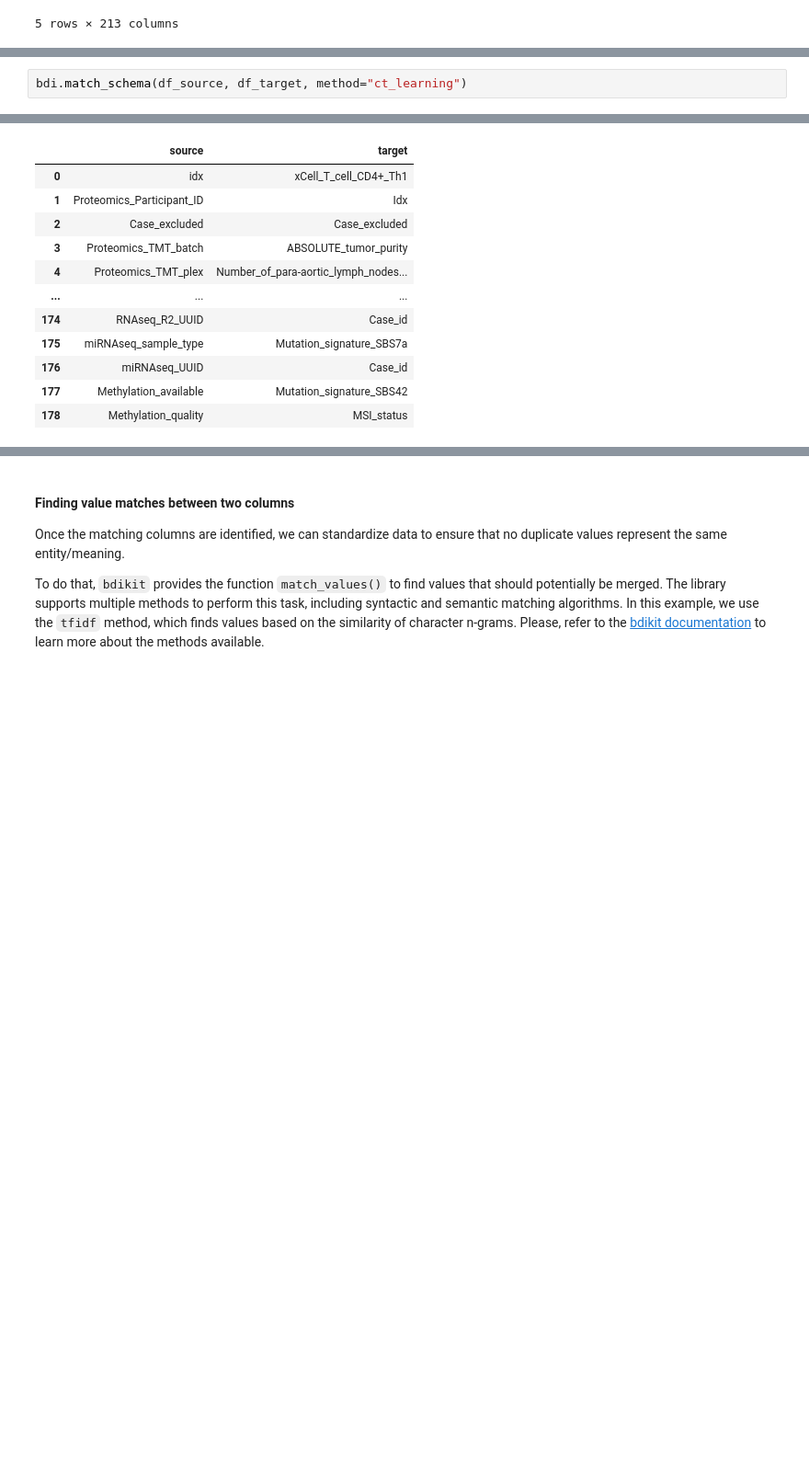
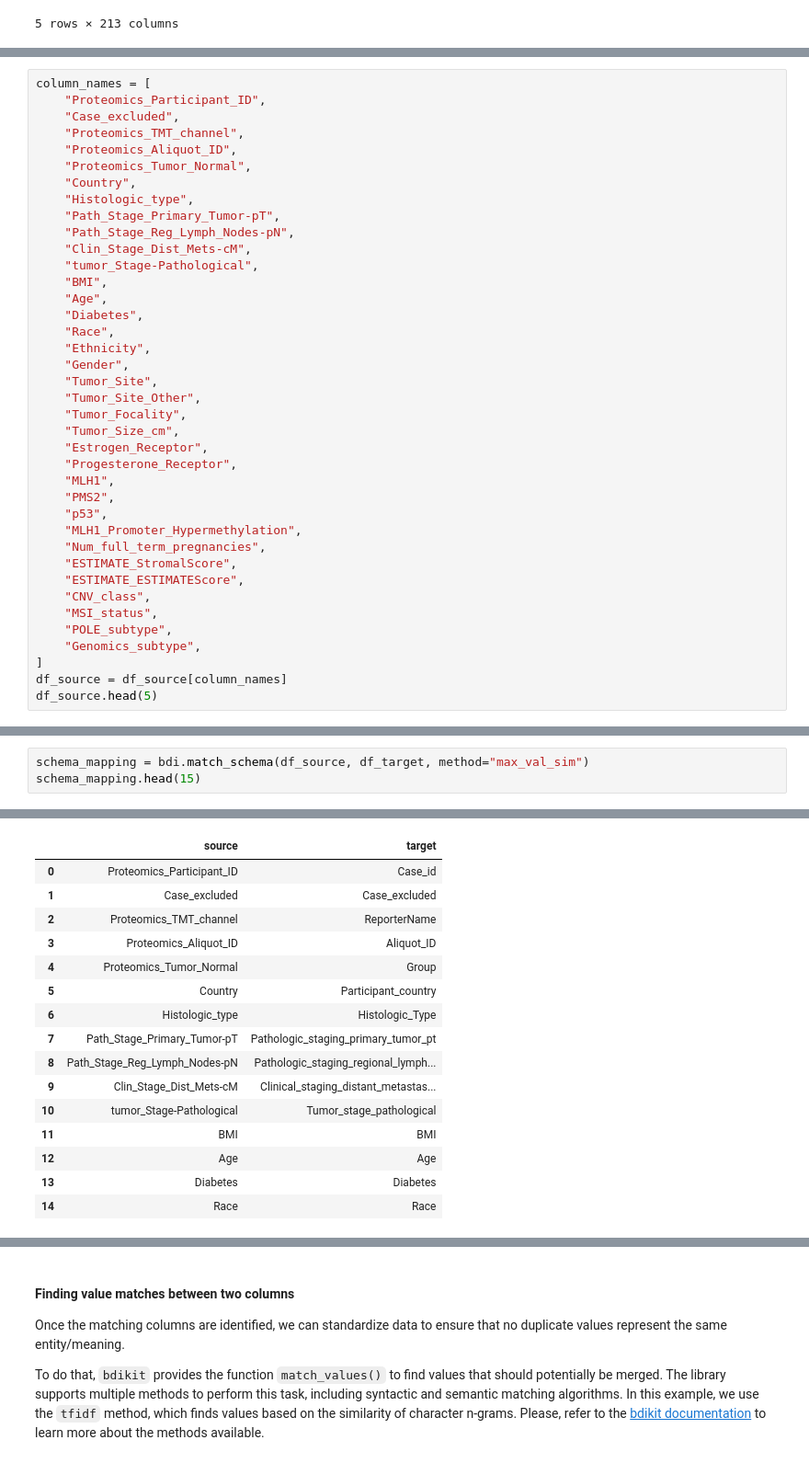
Before and after one commit to VIDA-NYU/biomedical-data-integration, a Jupyter notebook: examples/demo-ucec.ipynb, the cells around one changed output, grey strips where cells are left out. Shown: that part at 92% size. Saved outputs shown, nothing was run; the diff lists cells and outputs as text; blank space fills up the shorter version.

```diff
--- a/examples/demo-ucec.ipynb
+++ b/examples/demo-ucec.ipynb
@@ -60,0 +52,39 @@ df_target.head(5)
+# %%
+column_names = [
+    "Proteomics_Participant_ID",
+    "Case_excluded",
+    "Proteomics_TMT_channel",
+    "Proteomics_Aliquot_ID",
+    "Proteomics_Tumor_Normal",
+    "Country",
+    "Histologic_type",
+    "Path_Stage_Primary_Tumor-pT",
+    "Path_Stage_Reg_Lymph_Nodes-pN",
+    "Clin_Stage_Dist_Mets-cM",
+    "tumor_Stage-Pathological",
+    "BMI",
+    "Age",
+    "Diabetes",
+    "Race",
+    "Ethnicity",
+    "Gender",
+    "Tumor_Site",
+    "Tumor_Site_Other",
+    "Tumor_Focality",
+    "Tumor_Size_cm",
+    "Estrogen_Receptor",
+    "Progesterone_Receptor",
+    "MLH1",
+    "PMS2",
+    "p53",
+    "MLH1_Promoter_Hypermethylation",
+    "Num_full_term_pregnancies",
+    "ESTIMATE_StromalScore",
+    "ESTIMATE_ESTIMATEScore",
+    "CNV_class",
+    "MSI_status",
+    "POLE_subtype",
+    "Genomics_subtype",
+]
+df_source = df_source[column_names]
+df_source.head(5)
@@ -69,3 +117,4 @@ To do so using `bdi-kit`, we can use the `match_schema()` function to match colu
 # %%
-bdi.match_schema(df_source, df_target, method="ct_learning")
+schema_mapping = bdi.match_schema(df_source, df_target, method="max_val_sim")
+schema_mapping.head(15)
 # %% [output]
@@ -73,13 +122,17 @@ Extracting features from 179 columns...
 Extracting features from 213 columns...
 |  | source | target |
-| 0 | idx | xCell_T_cell_CD4+_Th1 |
-| 1 | Proteomics_Participant_ID | Idx |
-| 2 | Case_excluded | Case_excluded |
-| 3 | Proteomics_TMT_batch | ABSOLUTE_tumor_purity |
-| 4 | Proteomics_TMT_plex | Number_of_para-aortic_lymph_nodes... |
-| ... | ... | ... |
-| 174 | RNAseq_R2_UUID | Case_id |
-| 175 | miRNAseq_sample_type | Mutation_signature_SBS7a |
-| 176 | miRNAseq_UUID | Case_id |
-| 177 | Methylation_available | Mutation_signature_SBS42 |
-| 178 | Methylation_quality | MSI_status |
+| 0 | Proteomics_Participant_ID | Case_id |
+| 1 | Case_excluded | Case_excluded |
+| 2 | Proteomics_TMT_channel | ReporterName |
+| 3 | Proteomics_Aliquot_ID | Aliquot_ID |
+| 4 | Proteomics_Tumor_Normal | Group |
+| 5 | Country | Participant_country |
+| 6 | Histologic_type | Histologic_Type |
+| 7 | Path_Stage_Primary_Tumor-pT | Pathologic_staging_primary_tumor_pt |
+| 8 | Path_Stage_Reg_Lymph_Nodes-pN | Pathologic_staging_regional_lymph... |
+| 9 | Clin_Stage_Dist_Mets-cM | Clinical_staging_distant_metastas... |
+| 10 | tumor_Stage-Pathological | Tumor_stage_pathological |
+| 11 | BMI | BMI |
+| 12 | Age | Age |
+| 13 | Diabetes | Diabetes |
+| 14 | Race | Race |
```
Also changed, not shown: parts of 24 cells of this notebook, 1 other file.
